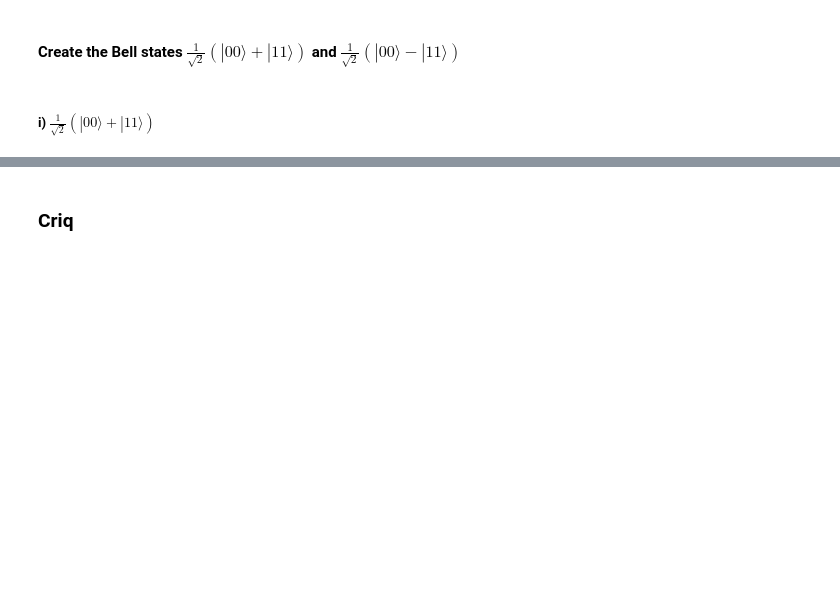
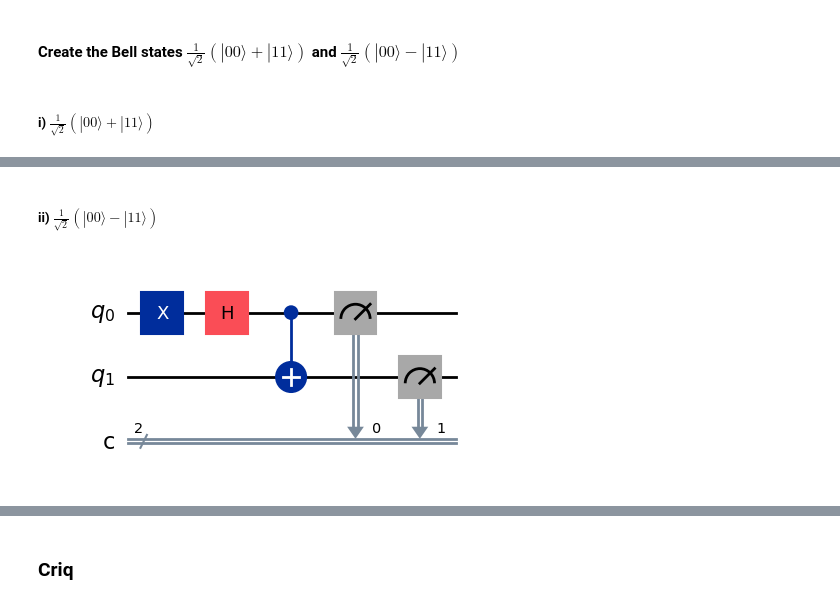
Before and after one commit to elijahkin/amsc698k, a Jupyter notebook: hw2/hw2.ipynb, the cells around one changed output, grey strips where cells are left out. Saved outputs shown, nothing was run; the diff lists cells and outputs as text; code cells hidden in the pictures; blank space fills up the shorter version.

```diff
--- a/hw2/hw2.ipynb
+++ b/hw2/hw2.ipynb
@@ -123,0 +123,14 @@ Statevector([0.70710678+0.j, 0.        +0.j, 0.        +0.j,
+# %% [markdown]
+##### ii) $\frac{1}{\sqrt{2}}(|00\rangle - |11\rangle)$
+# %%
+qc = QuantumCircuit(2,2)   # arguments: qubits,classical_bits
+qc.x(0) # Flipping input state to 1
+# qc.x(1) # Flipping input state to 1
+qc.h(0)  # hadamard on qubit 0
+qc.cx(0,1) # CNOT (also called CX): control is qubit 0, target is qubit 1
+
+statevector, measurement = get_statevector_and_measure(qc)
+# display the circuit
+qc.draw(output='mpl')
+# %% [output]
+[figure, added]
```
Also changed, not shown: parts of 17 cells of this notebook.
